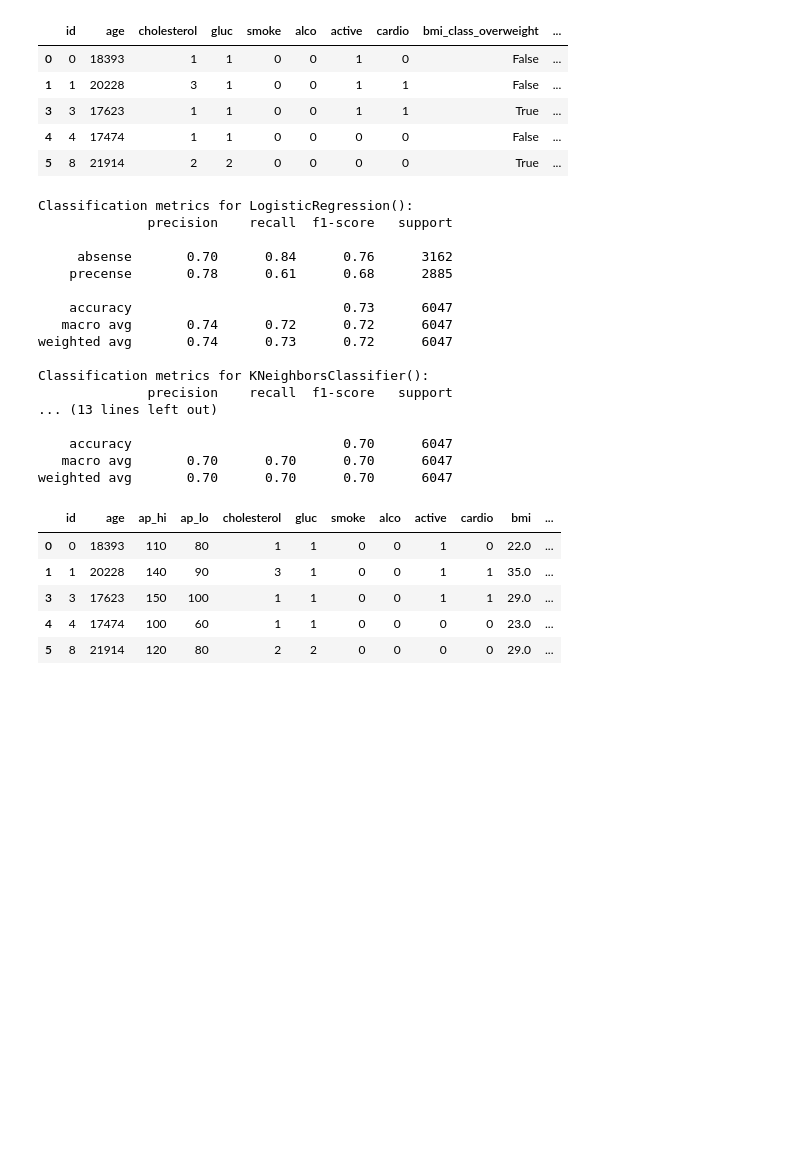
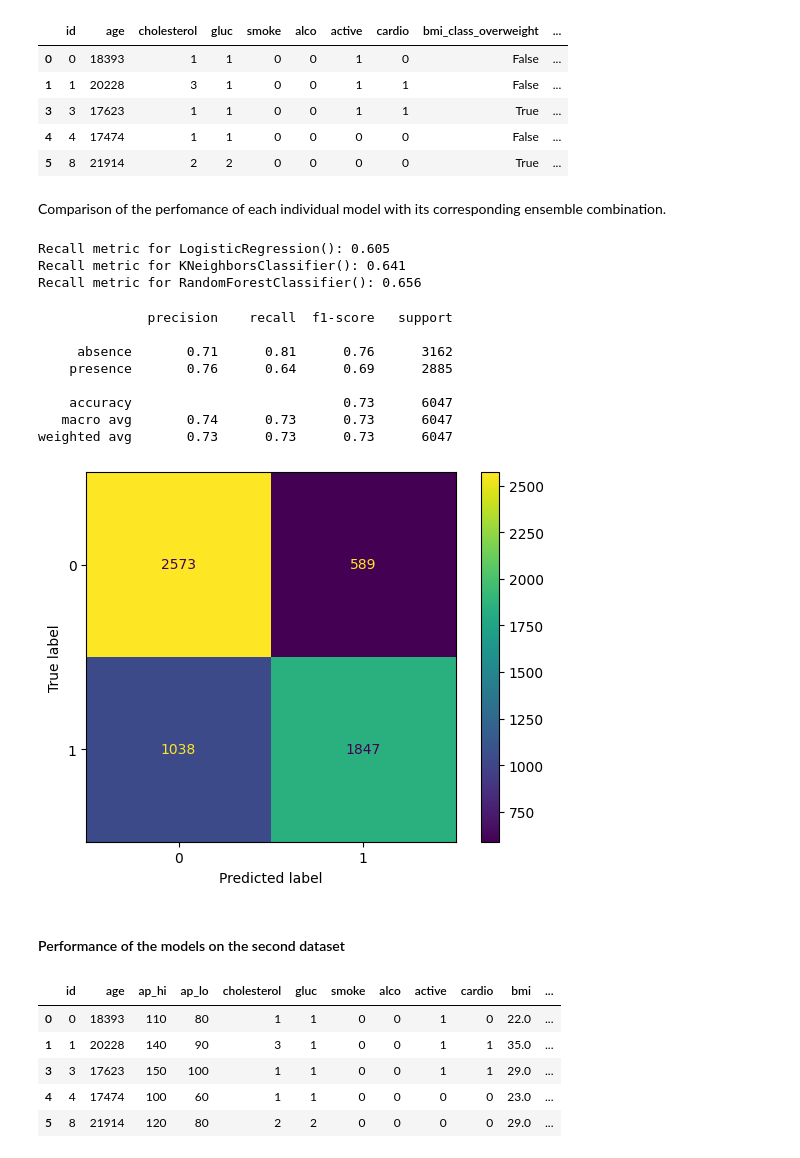
Before and after one commit to KatjaParak/Machine-learning, a Jupyter notebook: report.ipynb, the cells around one changed output. Drawn from its saved outputs; the diff is of its cells as text; code cells hidden in the pictures; blank space fills up the shorter version.

```diff
--- a/report.ipynb
+++ b/report.ipynb
@@ -146,29 +152,29 @@ cardio_1.head()
 | 3 | 3 | 17623 | 1 | 1 | 0 | 0 | 1 | 1 | True | ... |
 | 4 | 4 | 17474 | 1 | 1 | 0 | 0 | 0 | 0 | False | ... |
 | 5 | 8 | 21914 | 2 | 2 | 0 | 0 | 0 | 0 | True | ... |
+# %% [markdown]
+Comparison of the perfomance of each individual model with its corresponding ensemble combination.
 # %%
-from model_selection import ModelSelection
-
 ms = ModelSelection(cardio_1, 'cardio')
-ms.evaluate_model()
+ms.get_best_score()
 # %% [output]
-Classification metrics for LogisticRegression():
-              precision    recall  f1-score   support
-
-     absense       0.70      0.84      0.76      3162
-    precense       0.78      0.61      0.68      2885
-
-    accuracy                           0.73      6047
-   macro avg       0.74      0.72      0.72      6047
-weighted avg       0.74      0.73      0.72      6047
-
-Classification metrics for KNeighborsClassifier():
-              precision    recall  f1-score   support
-... (13 lines left out)
-
-    accuracy                           0.70      6047
-   macro avg       0.70      0.70      0.70      6047
-weighted avg       0.70      0.70      0.70      6047
+Recall metric for LogisticRegression(): 0.605
+Recall metric for KNeighborsClassifier(): 0.641
+Recall metric for RandomForestClassifier(): 0.656
+# %%
+ms.evaluate_model(model=ms.voting_class())
+# %% [output]
+              precision    recall  f1-score   support
+
+     absence       0.71      0.81      0.76      3162
+    presence       0.76      0.64      0.69      2885
+
+    accuracy                           0.73      6047
+   macro avg       0.74      0.73      0.73      6047
+weighted avg       0.73      0.73      0.73      6047
+[figure, added]
+# %% [markdown]
+#### Performance of the models on the second dataset
 # %%
 cardio_2.head()
 # %% [output]
```
Also changed, not shown: parts of 10 cells of this notebook.
